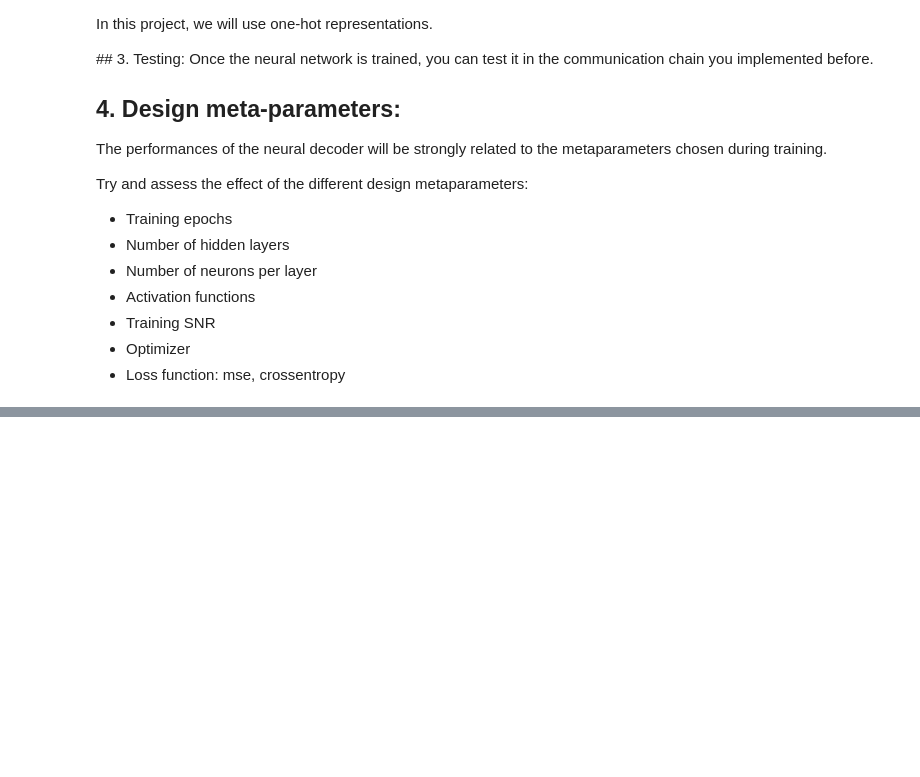
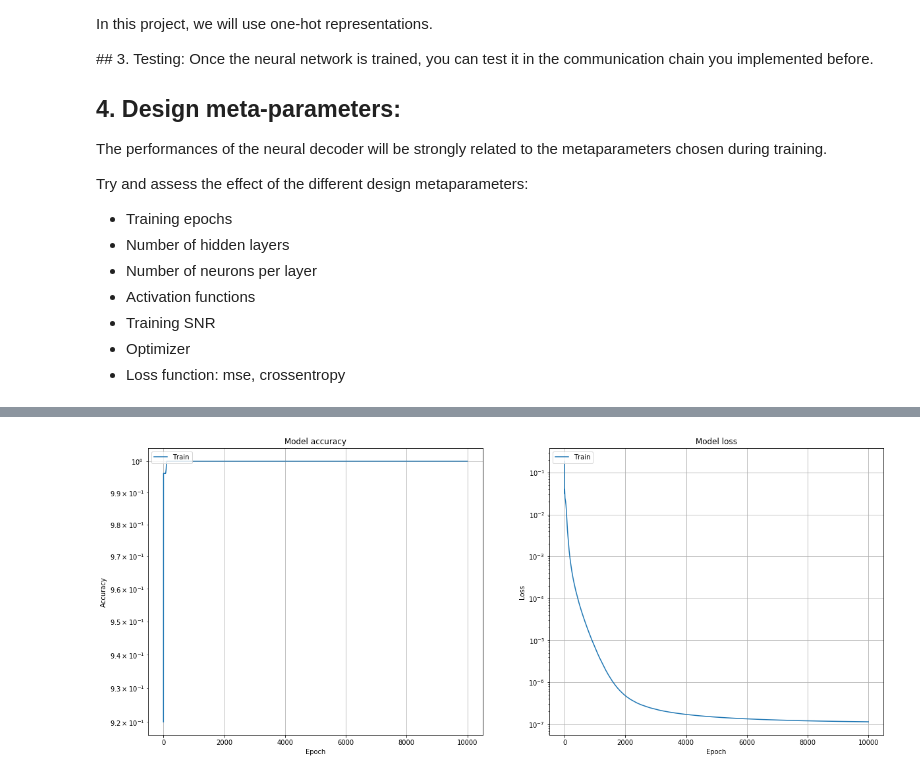
Before and after one commit to graille/ITR315-deep-telecom, a Jupyter notebook: 5- Neural based channel decoders.ipynb, the cells around one changed output, grey strips where cells are left out. Drawn from its saved outputs; the diff is of its cells as text; code cells hidden in the pictures; blank space fills up the shorter version.

```diff
--- a/5- Neural based channel decoders.ipynb
+++ b/5- Neural based channel decoders.ipynb
@@ -86,0 +127,23 @@ NameError: name 'Sequential' is not defined
+# %%
+# Plot training & validation accuracy values
+fig = plt.figure(figsize=(20, 8))
+ax = fig.add_subplot(121)
+plt.grid()
+plt.plot(hot_history.history['acc'])
+plt.title('Model accuracy')
+plt.ylabel('Accuracy')
+plt.xlabel('Epoch')
+plt.legend(['Train'], loc='upper left')
+
+# Plot training & validation loss values
+ax = fig.add_subplot(122)
+plt.grid()
+plt.plot(hot_history.history['loss'])
+plt.title('Model loss')
+plt.ylabel('Loss')
+plt.xlabel('Epoch')
+plt.legend(['Train'], loc='upper left')
+plt.yscale('log')
+# plt.subplots_adjust(wspace = 0.5)
+# %% [output]
+[figure, added]
```
Also changed, not shown: parts of 1 cell of this notebook.
